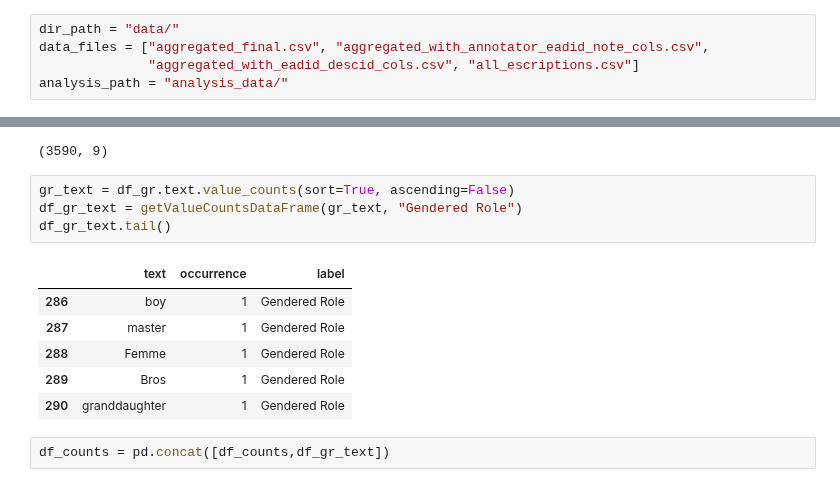
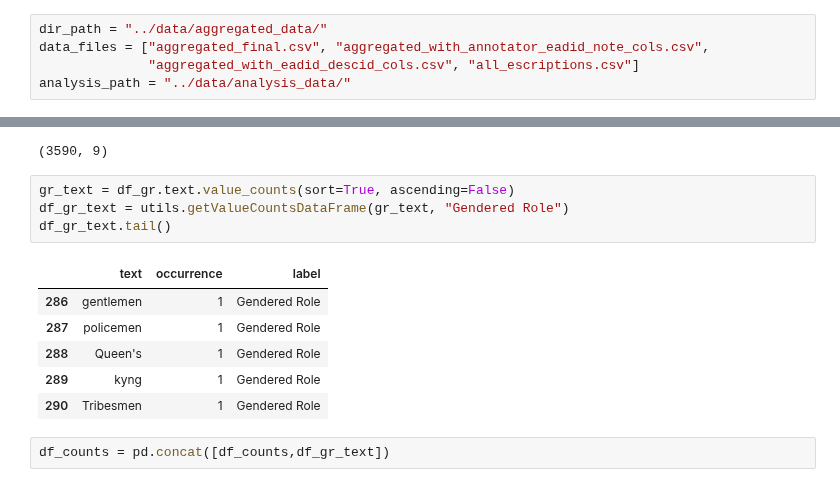
Before and after one commit to thegoose20/gender-bias, a Jupyter notebook: analysis/Analysis_CommonlyAnnotatedText.ipynb, the cells around one changed output, grey strips where cells are left out. Drawn from its saved outputs; the diff is of its cells as text.

Commit message:
Finished automatic GP label analysis, began for GR

```diff
--- a/analysis/Analysis_CommonlyAnnotatedText.ipynb
+++ b/analysis/Analysis_CommonlyAnnotatedText.ipynb
@@ -27,8 +28,8 @@ import csv
 # %%
-dir_path = "data/"
+dir_path = "../data/aggregated_data/"
 data_files = ["aggregated_final.csv", "aggregated_with_annotator_eadid_note_cols.csv",
               "aggregated_with_eadid_descid_cols.csv", "all_escriptions.csv"]
-analysis_path = "analysis_data/"
+analysis_path = "../data/analysis_data/"
 # %%
 df = pd.read_csv(dir_path+data_files[2], index_col=0)
 df.head()
@@ -180,15 +167,15 @@ df_gr.shape
 (3590, 9)
 # %%
 gr_text = df_gr.text.value_counts(sort=True, ascending=False)
-df_gr_text = getValueCountsDataFrame(gr_text, "Gendered Role")
+df_gr_text = utils.getValueCountsDataFrame(gr_text, "Gendered Role")
 df_gr_text.tail()
 # %% [output]
 |  | text | occurrence | label |
-| 286 | boy | 1 | Gendered Role |
-| 287 | master | 1 | Gendered Role |
-| 288 | Femme | 1 | Gendered Role |
-| 289 | Bros | 1 | Gendered Role |
-| 290 | granddaughter | 1 | Gendered Role |
+| 286 | gentlemen | 1 | Gendered Role |
+| 287 | policemen | 1 | Gendered Role |
+| 288 | Queen's | 1 | Gendered Role |
+| 289 | kyng | 1 | Gendered Role |
+| 290 | Tribesmen | 1 | Gendered Role |
 # %%
 df_counts = pd.concat([df_counts,df_gr_text])
 # %%
```
Also changed, not shown: parts of 10 cells of this notebook, 2 other files.
